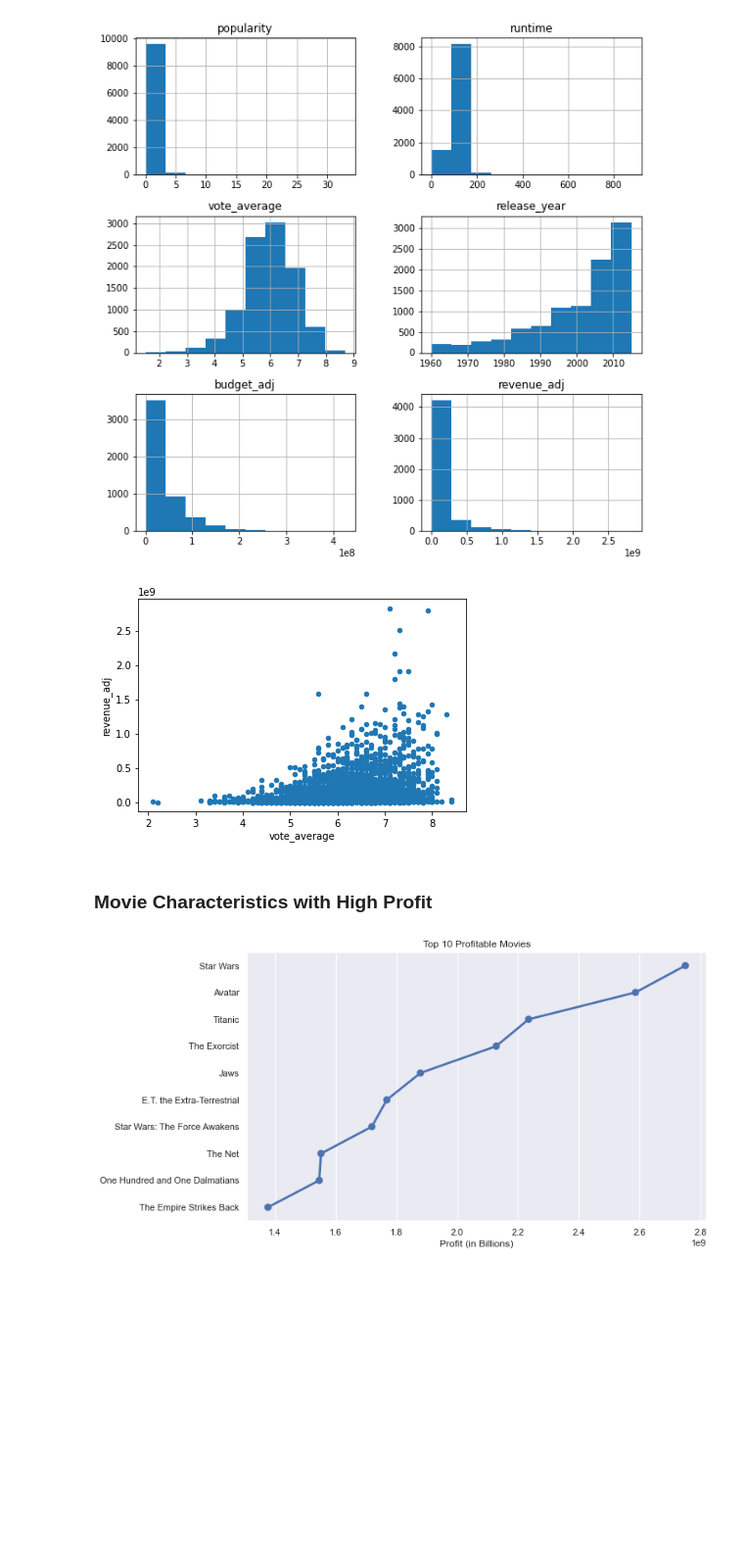
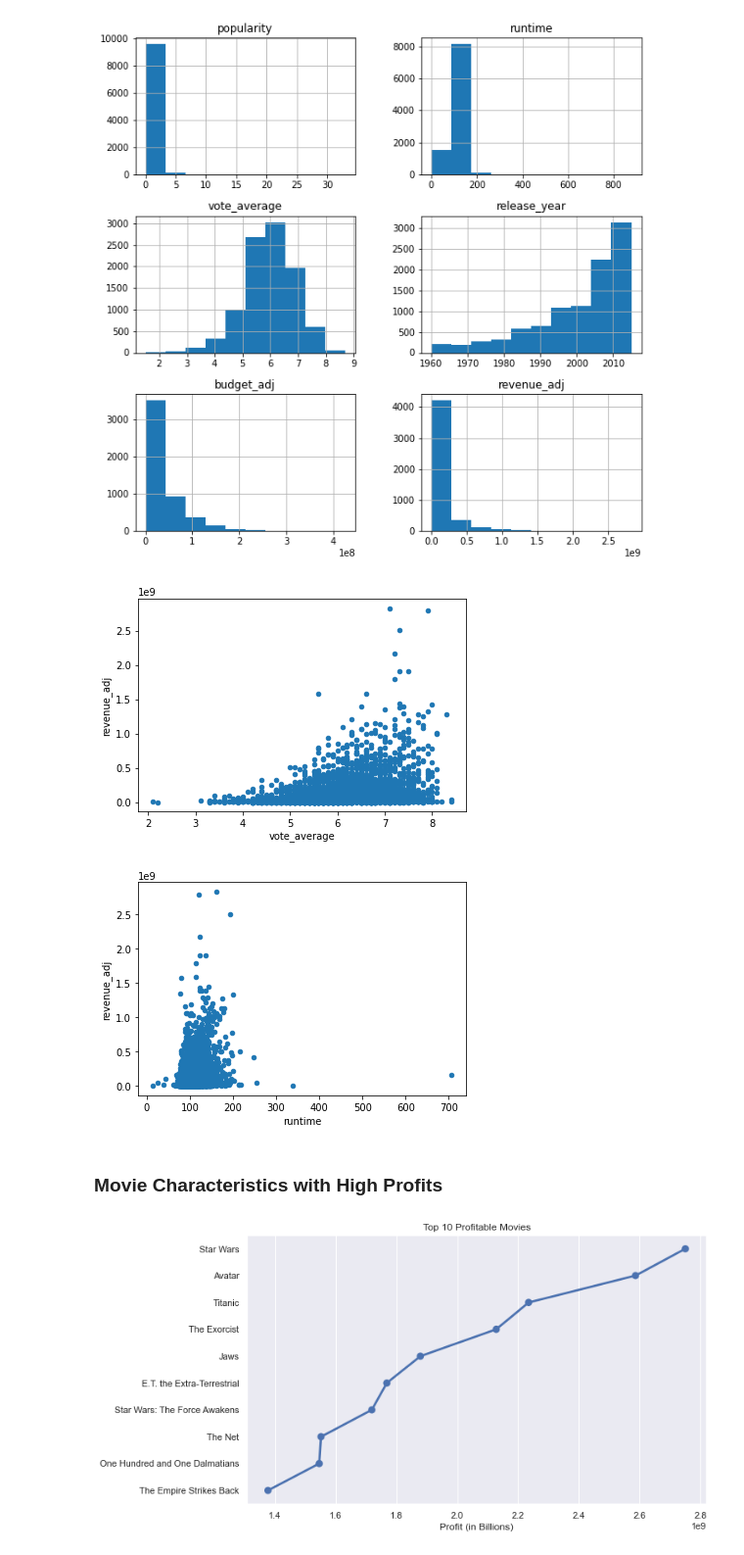
Before and after one commit to ashleykwtam/data_analyst, a Jupyter notebook: 3-investigate-dataset/TMDB Movie Data.ipynb, the cells around one changed output. Shown: that part at 98% size. Cells and saved outputs as stored; diff of their text form; code cells hidden in the pictures; blank space fills up the shorter version.

```diff
--- a/3-investigate-dataset/TMDB Movie Data.ipynb
+++ b/3-investigate-dataset/TMDB Movie Data.ipynb
@@ -285,10 +298,13 @@ df.hist(figsize=(10,10));
 [figure]
 # %%
 df.plot.scatter('vote_average', 'revenue_adj');
+df.plot.scatter('runtime', 'revenue_adj');
 # %% [output]
 [figure]
+[figure, added]
 # %% [markdown]
-### Movie Characteristics with High Profit
+<a id='high-profits'></a>
+### Movie Characteristics with High Profits
 # %%
 # Which movies had the highest profit?
 
```
Also changed, not shown: parts of 18 cells of this notebook, 1 other file.
